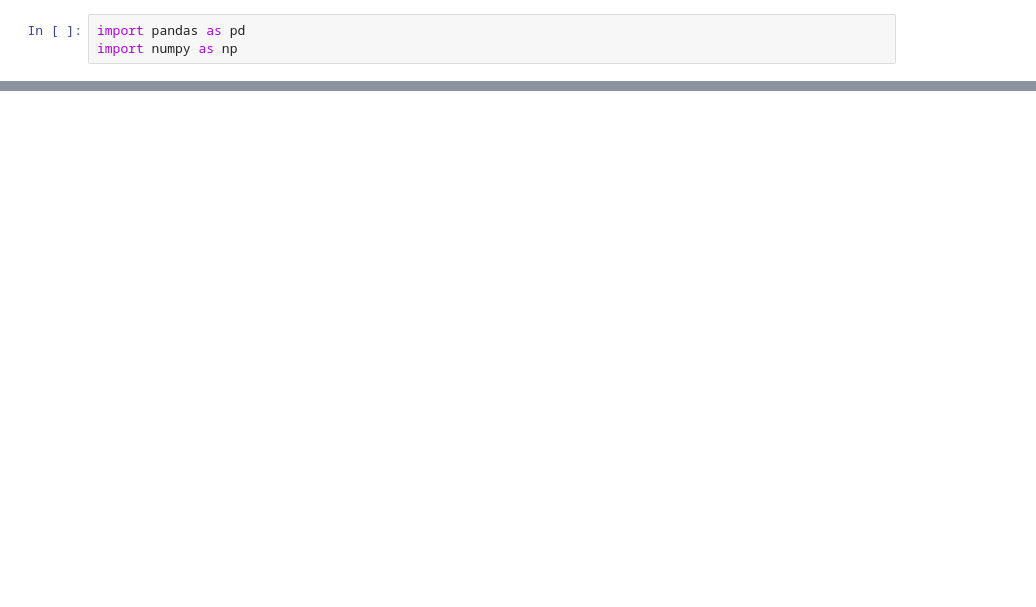
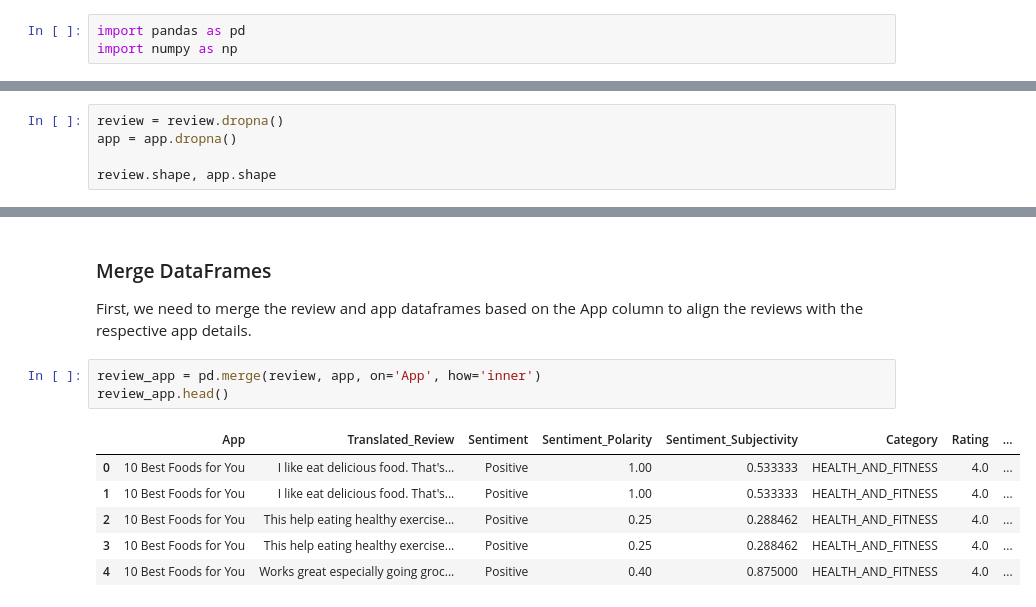
Before and after one commit to LeoH10462/cogs189_final, a Jupyter notebook: proj.ipynb, the cells around one changed output, grey strips where cells are left out. Drawn from its saved outputs; the diff is of its cells as text; blank space fills up the shorter version.

```diff
--- a/proj.ipynb
+++ b/proj.ipynb
@@ -23,0 +14,5 @@ app.head()
+# %%
+review = review.dropna()
+app = app.dropna()
+
+review.shape, app.shape
@@ -23,0 +39,13 @@ app.head()
+# %% [markdown]
+### Merge DataFrames
+First, we need to merge the review and app dataframes based on the App column to align the reviews with the respective app details.
+# %%
+review_app = pd.merge(review, app, on='App', how='inner')
+review_app.head()
+# %% [output]
+|  | App | Translated_Review | Sentiment | Sentiment_Polarity | Sentiment_Subjectivity | Category | Rating | ... |
+| 0 | 10 Best Foods for You | I like eat delicious food. That's... | Positive | 1.00 | 0.533333 | HEALTH_AND_FITNESS | 4.0 | ... |
+| 1 | 10 Best Foods for You | I like eat delicious food. That's... | Positive | 1.00 | 0.533333 | HEALTH_AND_FITNESS | 4.0 | ... |
+| 2 | 10 Best Foods for You | This help eating healthy exercise... | Positive | 0.25 | 0.288462 | HEALTH_AND_FITNESS | 4.0 | ... |
+| 3 | 10 Best Foods for You | This help eating healthy exercise... | Positive | 0.25 | 0.288462 | HEALTH_AND_FITNESS | 4.0 | ... |
+| 4 | 10 Best Foods for You | Works great especially going groc... | Positive | 0.40 | 0.875000 | HEALTH_AND_FITNESS | 4.0 | ... |
```
Also changed, not shown: parts of 15 cells of this notebook.
